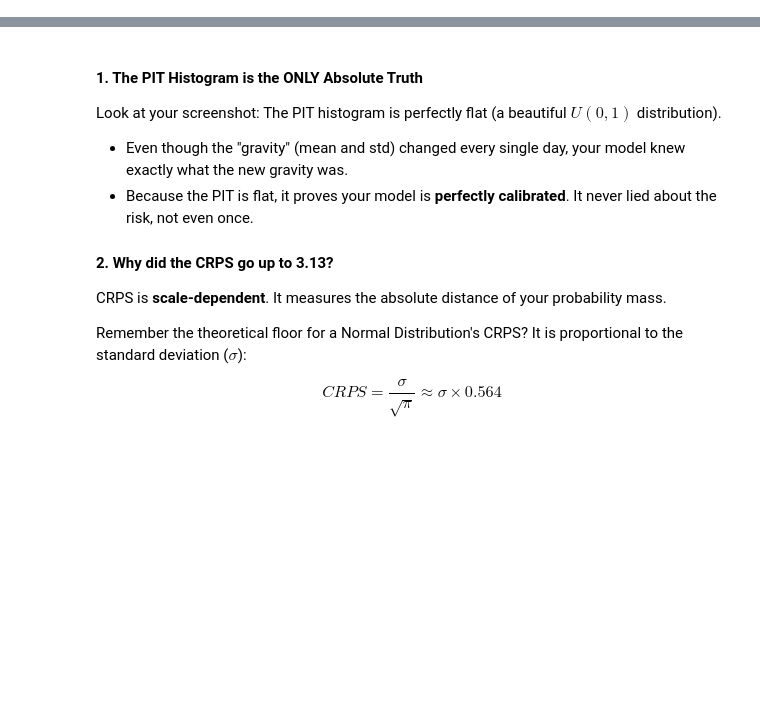
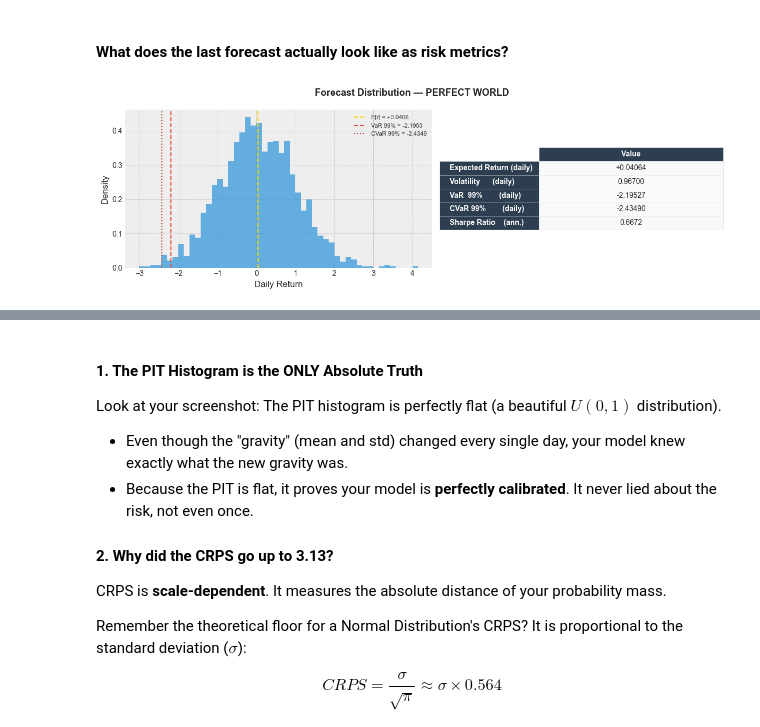
Before and after one commit to amacias-afma/quant-ai-lab, a Jupyter notebook: 02_density_forecasting/notebooks/01_problem_definition_and_baselines.ipynb, the cells around one changed output, grey strips where cells are left out. Drawn from its saved outputs; the diff is of its cells as text; code cells hidden in the pictures; blank space fills up the shorter version.

Commit message:
p02ch02: last check

```diff
--- a/02_density_forecasting/notebooks/01_problem_definition_and_baselines.ipynb
+++ b/02_density_forecasting/notebooks/01_problem_definition_and_baselines.ipynb
@@ -198,0 +233,6 @@ Diagnosis:     The PIT is statistically uniform. The model is
+# %% [markdown]
+#### What does the last forecast actually look like as risk metrics?
+# %%
+plot_forecast_distribution(df_pred.iloc[-1], ticker_name)
+# %% [output]
+[figure, added]
```
Also changed, not shown: parts of 63 cells of this notebook, 5 other files.
